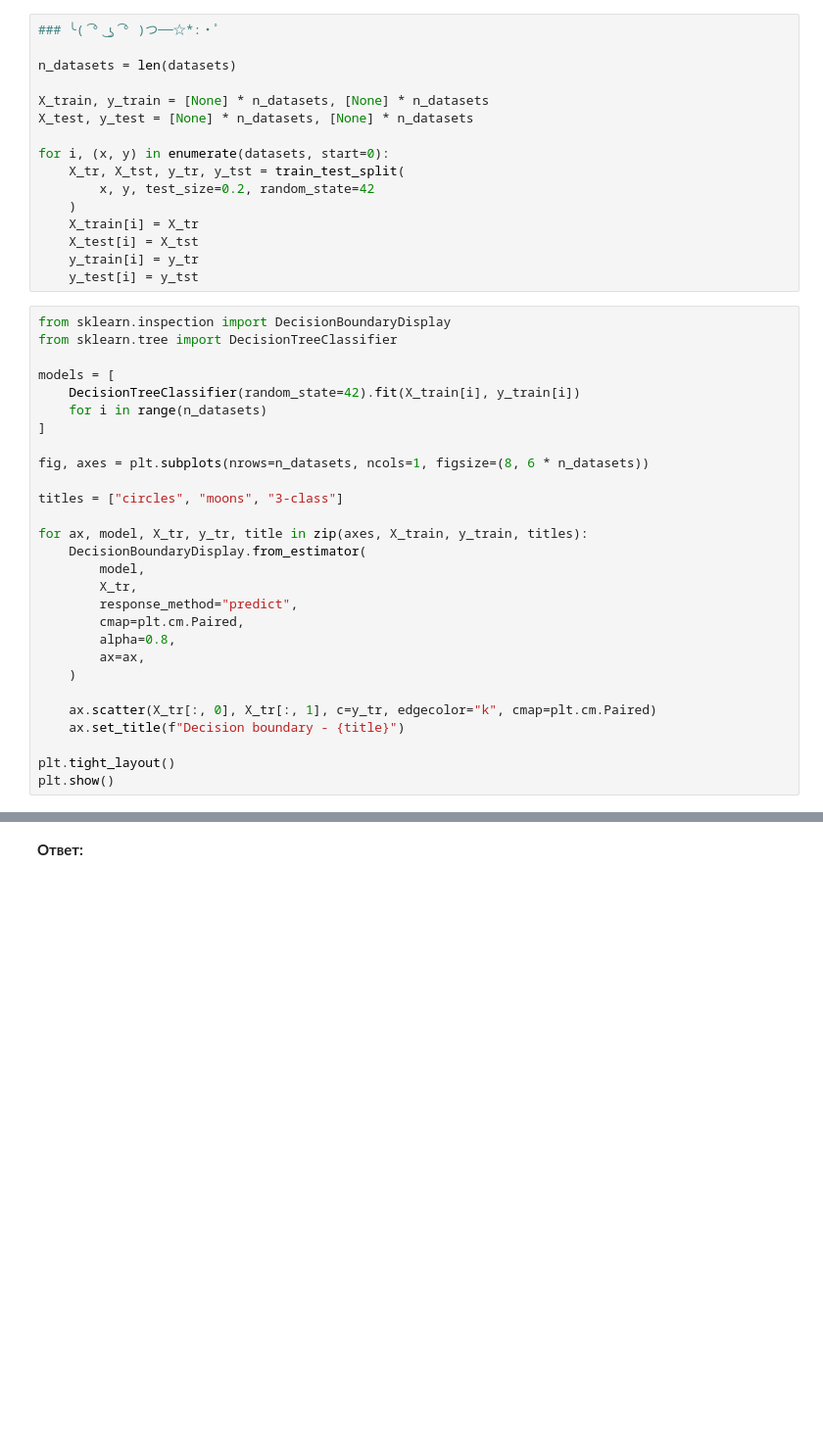
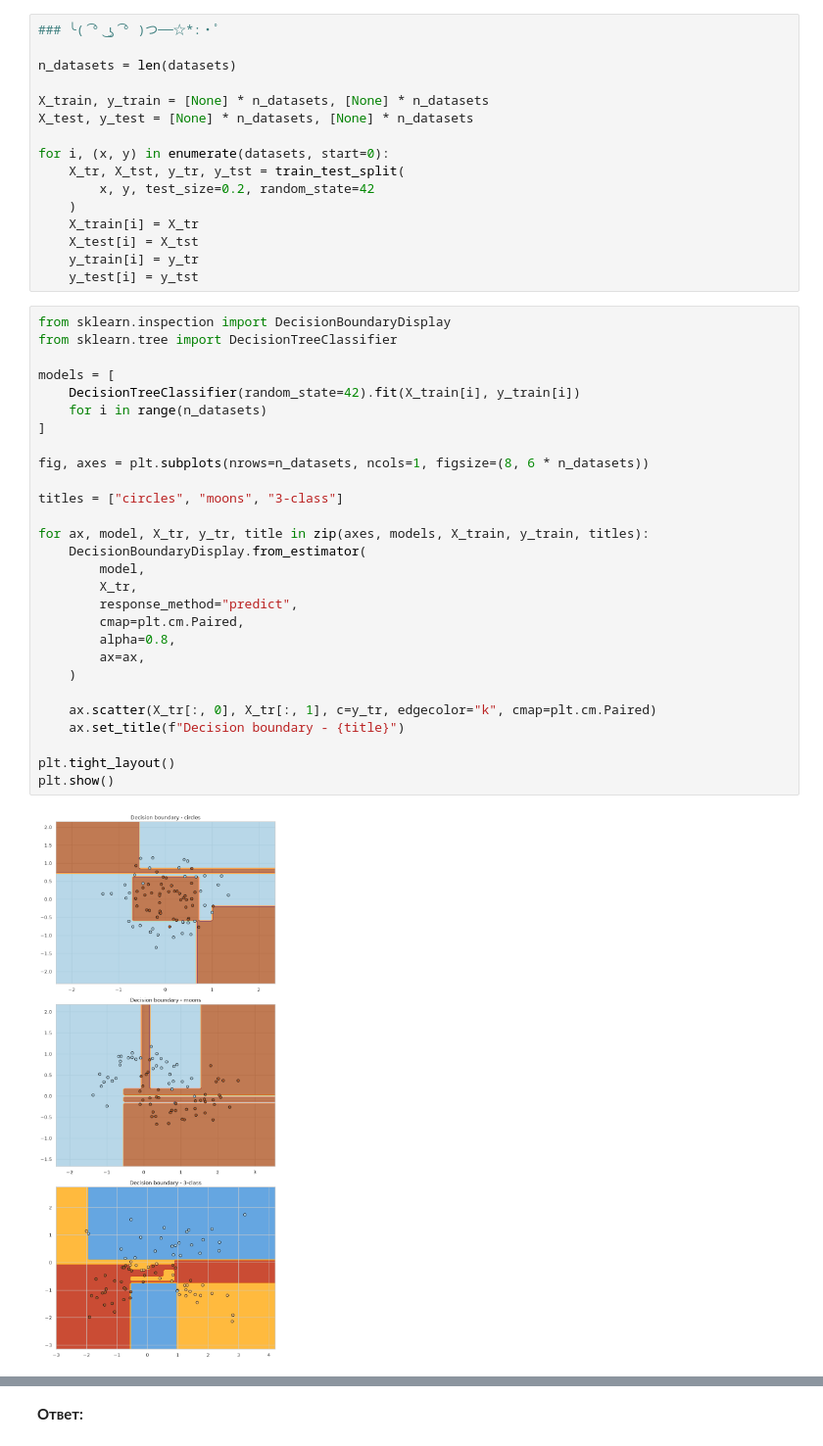
Before and after one commit to 9santa/ml-course-hse, a Jupyter notebook: ml1-2026-spring/homework-practice/homework-practice-05-trees/homework-practice-05-trees.ipynb, the cells around one changed output, grey strips where cells are left out. Shown at 98% size. Saved outputs shown, nothing was run; the diff lists cells and outputs as text; blank space fills up the shorter version.

```diff
--- a/ml1-2026-spring/homework-practice/homework-practice-05-trees/homework-practice-05-trees.ipynb
+++ b/ml1-2026-spring/homework-practice/homework-practice-05-trees/homework-practice-05-trees.ipynb
@@ -103,31 +103,33 @@ for i, (x, y) in enumerate(datasets, start=0):
 # %%
 from sklearn.inspection import DecisionBoundaryDisplay
 from sklearn.tree import DecisionTreeClassifier
 
 models = [
     DecisionTreeClassifier(random_state=42).fit(X_train[i], y_train[i])
     for i in range(n_datasets)
 ]
 
 fig, axes = plt.subplots(nrows=n_datasets, ncols=1, figsize=(8, 6 * n_datasets))
 
 titles = ["circles", "moons", "3-class"]
 
-for ax, model, X_tr, y_tr, title in zip(axes, X_train, y_train, titles):
+for ax, model, X_tr, y_tr, title in zip(axes, models, X_train, y_train, titles):
     DecisionBoundaryDisplay.from_estimator(
         model,
         X_tr,
         response_method="predict",
         cmap=plt.cm.Paired,
         alpha=0.8,
         ax=ax,
     )
 
     ax.scatter(X_tr[:, 0], X_tr[:, 1], c=y_tr, edgecolor="k", cmap=plt.cm.Paired)
     ax.set_title(f"Decision boundary - {title}")
 
 plt.tight_layout()
 plt.show()
+# %% [output]
+[figure, added]
 # %%
 """Accuracy на обучающей и тестовой выборке"""
 
```
Also changed, not shown: parts of 3 cells of this notebook.
